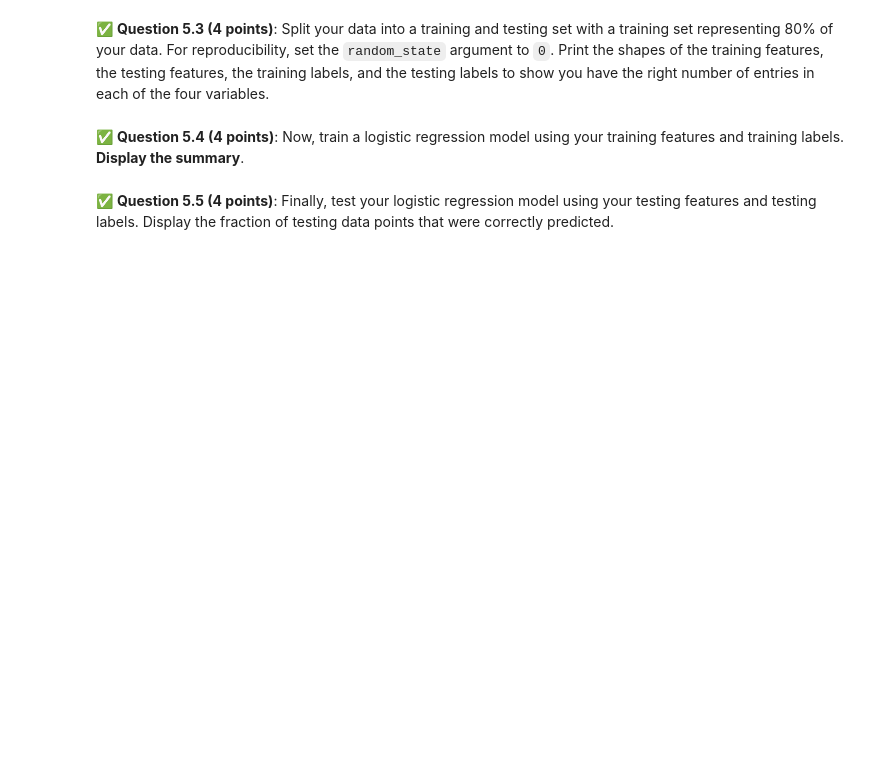
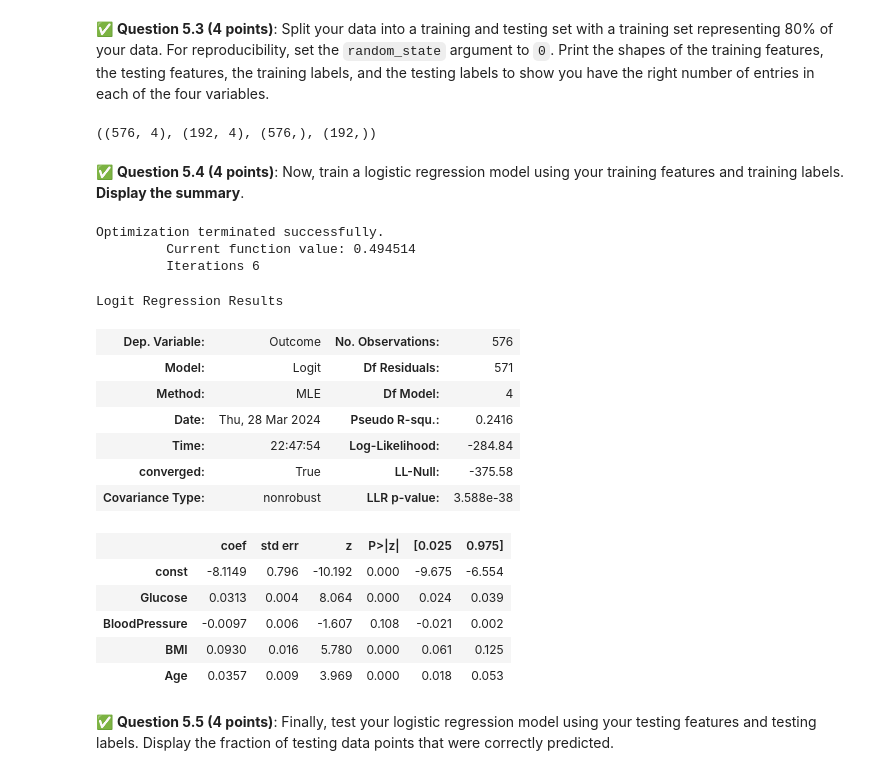
Before and after one commit to aaronng03/CMSE202-s24-turnin, a Jupyter notebook: hw-03/HW-03.ipynb, the cells around one changed output. Saved outputs shown, nothing was run; the diff lists cells and outputs as text; code cells hidden in the pictures; blank space fills up the shorter version.

```diff
--- a/hw-03/HW-03.ipynb
+++ b/hw-03/HW-03.ipynb
@@ -617,0 +689,4 @@ g
+# %%
+!curl -O https://raw.githubusercontent.com/ravisha3/CMSE202S24Homework3/main/diabetes.csv
+
+df = pd.read_csv('diabetes.csv')
@@ -623,0 +701,6 @@ Create a `Pandas` `Series` called `labels` which has data from the `Outcome` col
+# %%
+labels = df['Outcome']
+features = df[['Glucose', 'BloodPressure','BMI','Age']]
+
+print(labels.head())
+print(features.head())
@@ -628,2 +722,8 @@ Create a `Pandas` `Series` called `labels` which has data from the `Outcome` col
+# %%
+feature_train, feature_test, label_train, label_test = train_test_split(features, labels, random_state = 0)
+
+feature_train.shape, feature_test.shape, label_train.shape, label_test.shape
+# %% [output]
+((576, 4), (192, 4), (576,), (192,))
 # %% [markdown]
 &#9989;  **Question 5.4 (4 points)**: Now, train a logistic regression model using your training features and training labels. **Display the summary**.
@@ -632,2 +730,26 @@ Create a `Pandas` `Series` called `labels` which has data from the `Outcome` col
+# %%
+features_const = sm.add_constant(feature_train)
+
+model = sm.Logit(label_train, features_const).fit()
+
+model.summary()
+# %% [output]
+Optimization terminated successfully.
+         Current function value: 0.494514
+         Iterations 6
+Logit Regression Results
+| Dep. Variable: | Outcome | No. Observations: | 576 |
+| Model: | Logit | Df Residuals: | 571 |
+| Method: | MLE | Df Model: | 4 |
+| Date: | Thu, 28 Mar 2024 | Pseudo R-squ.: | 0.2416 |
+| Time: | 22:47:54 | Log-Likelihood: | -284.84 |
+| converged: | True | LL-Null: | -375.58 |
+| Covariance Type: | nonrobust | LLR p-value: | 3.588e-38 |
+|  | coef | std err | z | P>|z| | [0.025 | 0.975] |
+| const | -8.1149 | 0.796 | -10.192 | 0.000 | -9.675 | -6.554 |
+| Glucose | 0.0313 | 0.004 | 8.064 | 0.000 | 0.024 | 0.039 |
+| BloodPressure | -0.0097 | 0.006 | -1.607 | 0.108 | -0.021 | 0.002 |
+| BMI | 0.0930 | 0.016 | 5.780 | 0.000 | 0.061 | 0.125 |
+| Age | 0.0357 | 0.009 | 3.969 | 0.000 | 0.018 | 0.053 |
 # %% [markdown]
 &#9989;  **Question 5.5 (4 points)**: Finally, test your logistic regression model using your testing features and testing labels. Display the fraction of testing data points that were correctly predicted.
```
Also changed, not shown: parts of 15 cells of this notebook.
